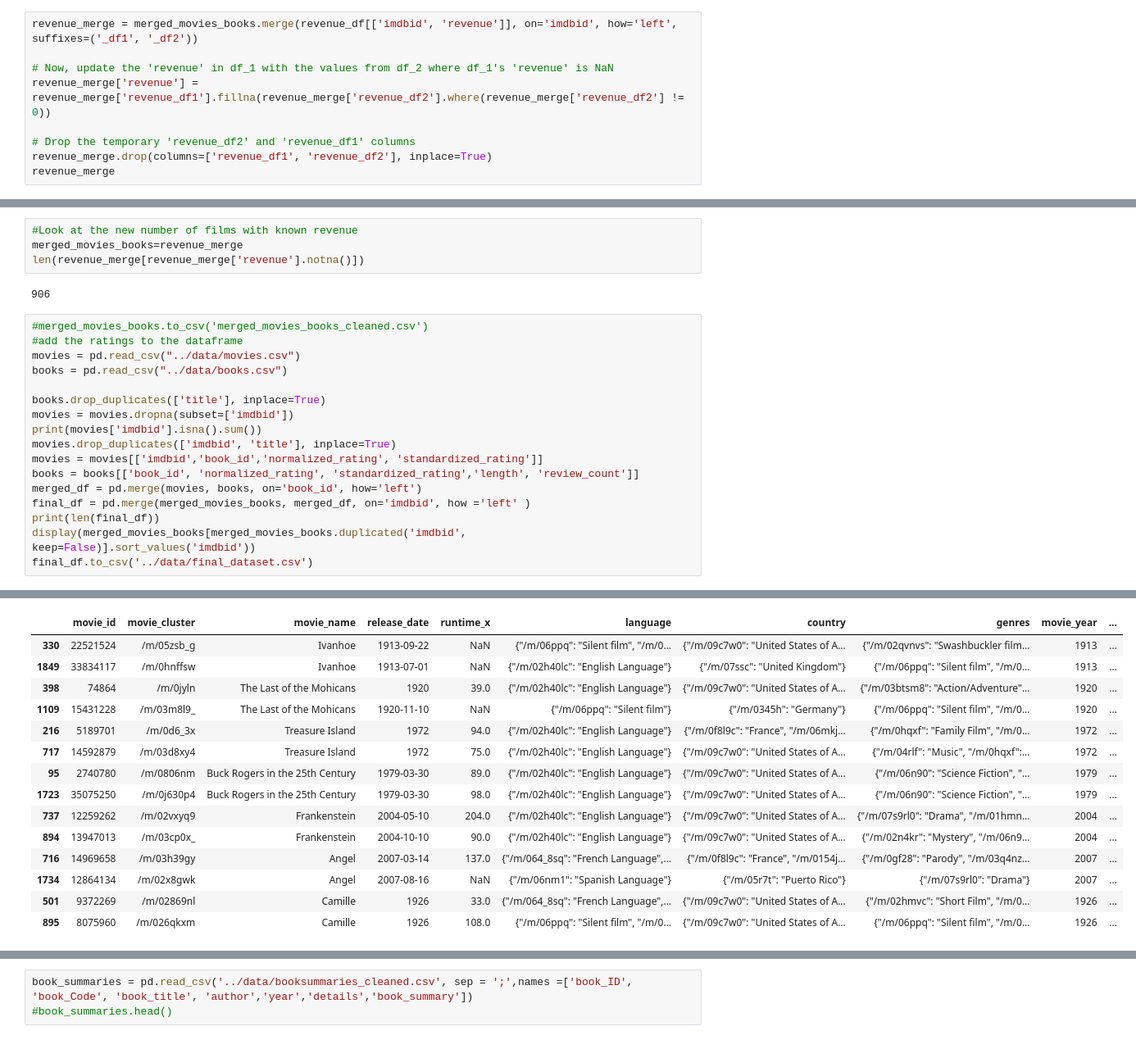
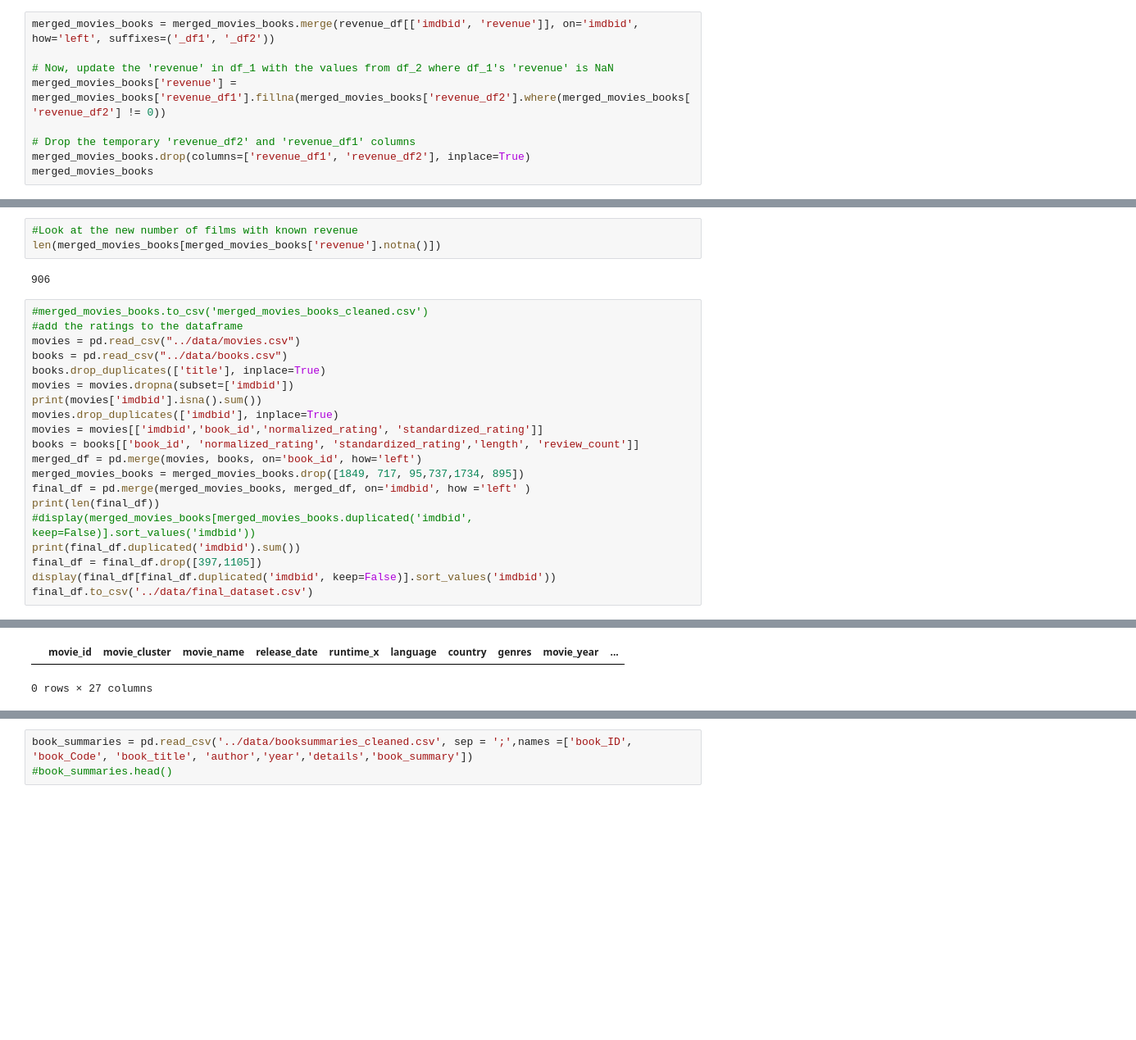
Before and after one commit to epfl-ada/ada-2024-project-datadruids, a Jupyter notebook: src/data/books_movies_cleaning.ipynb, the cells around one changed output, grey strips where cells are left out. Shown at 82% size. Cells and saved outputs as stored; diff of their text form; blank space fills up the shorter version.

```diff
--- a/src/books_movies_cleaning.ipynb
+++ b/src/data/books_movies_cleaning.ipynb
@@ -236,12 +240,12 @@ merged_movies_books = merged_movies_books.dropna(subset=['imdbid'])
 # %%
-revenue_merge = merged_movies_books.merge(revenue_df[['imdbid', 'revenue']], on='imdbid', how='left', suffixes=('_df1', '_df2'))
+merged_movies_books = merged_movies_books.merge(revenue_df[['imdbid', 'revenue']], on='imdbid', how='left', suffixes=('_df1', '_df2'))
 
 # Now, update the 'revenue' in df_1 with the values from df_2 where df_1's 'revenue' is NaN
-revenue_merge['revenue'] = revenue_merge['revenue_df1'].fillna(revenue_merge['revenue_df2'].where(revenue_merge['revenue_df2'] != 0))
+merged_movies_books['revenue'] = merged_movies_books['revenue_df1'].fillna(merged_movies_books['revenue_df2'].where(merged_movies_books['revenue_df2'] != 0))
 
 # Drop the temporary 'revenue_df2' and 'revenue_df1' columns
-revenue_merge.drop(columns=['revenue_df1', 'revenue_df2'], inplace=True)
-revenue_merge
+merged_movies_books.drop(columns=['revenue_df1', 'revenue_df2'], inplace=True)
+merged_movies_books
 # %% [output]
 |  | movie_id | movie_cluster | movie_name | release_date | runtime_x | language | country | genres | movie_year | ... |
 | 0 | 77856 | /m/0kcn7 | Mary Poppins | 1964-08-27 | 139.0 | {"/m/02h40lc": "English Language"} | {"/m/09c7w0": "United States of A... | {"/m/0hj3myq": "Children's/Family... | 1964 | ... |
@@ -258,8 +262,7 @@ revenue_merge
 1853 rows × 20 columns
 # %%
 #Look at the new number of films with known revenue
-merged_movies_books=revenue_merge
-len(revenue_merge[revenue_merge['revenue'].notna()])
+len(merged_movies_books[merged_movies_books['revenue'].notna()])
 # %% [output]
 906
 # %%
@@ -267,17 +270,20 @@ len(revenue_merge[revenue_merge['revenue'].notna()])
 #add the ratings to the dataframe
 movies = pd.read_csv("../data/movies.csv")
 books = pd.read_csv("../data/books.csv")
-
 books.drop_duplicates(['title'], inplace=True)
 movies = movies.dropna(subset=['imdbid'])
 print(movies['imdbid'].isna().sum())
-movies.drop_duplicates(['imdbid', 'title'], inplace=True)
+movies.drop_duplicates(['imdbid'], inplace=True)
 movies = movies[['imdbid','book_id','normalized_rating', 'standardized_rating']]
 books = books[['book_id', 'normalized_rating', 'standardized_rating','length', 'review_count']]
 merged_df = pd.merge(movies, books, on='book_id', how='left')
+merged_movies_books = merged_movies_books.drop([1849, 717, 95,737,1734, 895])
 final_df = pd.merge(merged_movies_books, merged_df, on='imdbid', how ='left' )
 print(len(final_df))
-display(merged_movies_books[merged_movies_books.duplicated('imdbid', keep=False)].sort_values('imdbid'))
+#display(merged_movies_books[merged_movies_books.duplicated('imdbid', keep=False)].sort_values('imdbid'))
+print(final_df.duplicated('imdbid').sum())
+final_df = final_df.drop([397,1105])
+display(final_df[final_df.duplicated('imdbid', keep=False)].sort_values('imdbid'))
 final_df.to_csv('../data/final_dataset.csv')
 # %% [output]
 0
@@ -285,18 +292,5 @@ final_df.to_csv('../data/final_dataset.csv')
 |  | movie_id | movie_cluster | movie_name | release_date | runtime_x | language | country | genres | movie_year | ... |
-| 330 | 22521524 | /m/05zsb_g | Ivanhoe | 1913-09-22 | NaN | {"/m/06ppq": "Silent film", "/m/0... | {"/m/09c7w0": "United States of A... | {"/m/02qvnvs": "Swashbuckler film... | 1913 | ... |
-| 1849 | 33834117 | /m/0hnffsw | Ivanhoe | 1913-07-01 | NaN | {"/m/02h40lc": "English Language"} | {"/m/07ssc": "United Kingdom"} | {"/m/06ppq": "Silent film", "/m/0... | 1913 | ... |
-| 398 | 74864 | /m/0jyln | The Last of the Mohicans | 1920 | 39.0 | {"/m/02h40lc": "English Language"} | {"/m/09c7w0": "United States of A... | {"/m/03btsm8": "Action/Adventure"... | 1920 | ... |
-| 1109 | 15431228 | /m/03m8l9_ | The Last of the Mohicans | 1920-11-10 | NaN | {"/m/06ppq": "Silent film"} | {"/m/0345h": "Germany"} | {"/m/06ppq": "Silent film", "/m/0... | 1920 | ... |
-| 216 | 5189701 | /m/0d6_3x | Treasure Island | 1972 | 94.0 | {"/m/02h40lc": "English Language"} | {"/m/0f8l9c": "France", "/m/06mkj... | {"/m/0hqxf": "Family Film", "/m/0... | 1972 | ... |
-| 717 | 14592879 | /m/03d8xy4 | Treasure Island | 1972 | 75.0 | {"/m/02h40lc": "English Language"} | {"/m/09c7w0": "United States of A... | {"/m/04rlf": "Music", "/m/0hqxf":... | 1972 | ... |
-| 95 | 2740780 | /m/0806nm | Buck Rogers in the 25th Century | 1979-03-30 | 89.0 | {"/m/02h40lc": "English Language"} | {"/m/09c7w0": "United States of A... | {"/m/06n90": "Science Fiction", "... | 1979 | ... |
-| 1723 | 35075250 | /m/0j630p4 | Buck Rogers in the 25th Century | 1979-03-30 | 98.0 | {"/m/02h40lc": "English Language"} | {"/m/09c7w0": "United States of A... | {"/m/06n90": "Science Fiction", "... | 1979 | ... |
-| 737 | 12259262 | /m/02vxyq9 | Frankenstein | 2004-05-10 | 204.0 | {"/m/02h40lc": "English Language"} | {"/m/09c7w0": "United States of A... | {"/m/07s9rl0": "Drama", "/m/01hmn... | 2004 | ... |
-| 894 | 13947013 | /m/03cp0x_ | Frankenstein | 2004-10-10 | 90.0 | {"/m/02h40lc": "English Language"} | {"/m/09c7w0": "United States of A... | {"/m/02n4kr": "Mystery", "/m/06n9... | 2004 | ... |
-| 716 | 14969658 | /m/03h39gy | Angel | 2007-03-14 | 137.0 | {"/m/064_8sq": "French Language",... | {"/m/0f8l9c": "France", "/m/0154j... | {"/m/0gf28": "Parody", "/m/03q4nz... | 2007 | ... |
-| 1734 | 12864134 | /m/02x8gwk | Angel | 2007-08-16 | NaN | {"/m/06nm1": "Spanish Language"} | {"/m/05r7t": "Puerto Rico"} | {"/m/07s9rl0": "Drama"} | 2007 | ... |
-| 501 | 9372269 | /m/02869nl | Camille | 1926 | 33.0 | {"/m/064_8sq": "French Language",... | {"/m/09c7w0": "United States of A... | {"/m/02hmvc": "Short Film", "/m/0... | 1926 | ... |
-| 895 | 8075960 | /m/026qkxm | Camille | 1926 | 108.0 | {"/m/06ppq": "Silent film", "/m/0... | {"/m/09c7w0": "United States of A... | {"/m/06ppq": "Silent film", "/m/0... | 1926 | ... |
+0 rows × 27 columns
 # %%
 # Multiple
 interesting_duplicates = merged_movies_books[merged_movies_books.duplicated(['BookTitle'],keep=False)]
```
Also changed, not shown: parts of 4 cells of this notebook, 1 other file.
